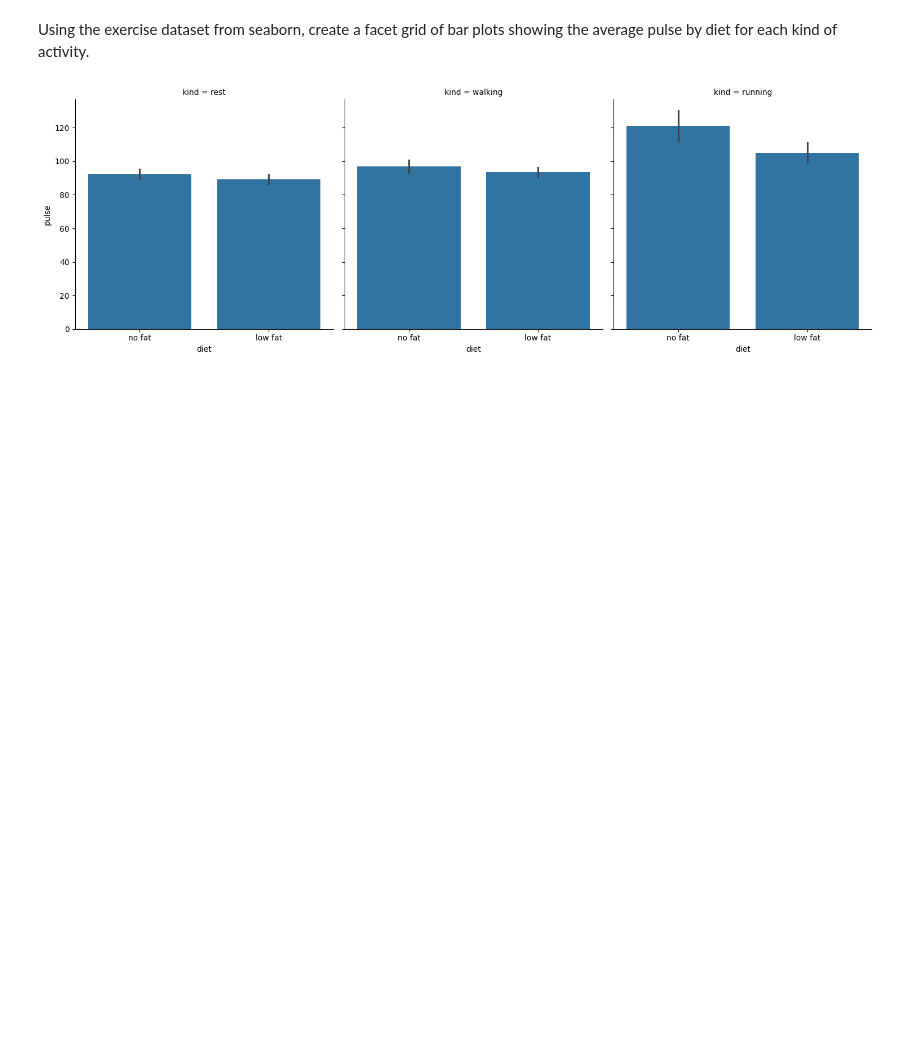
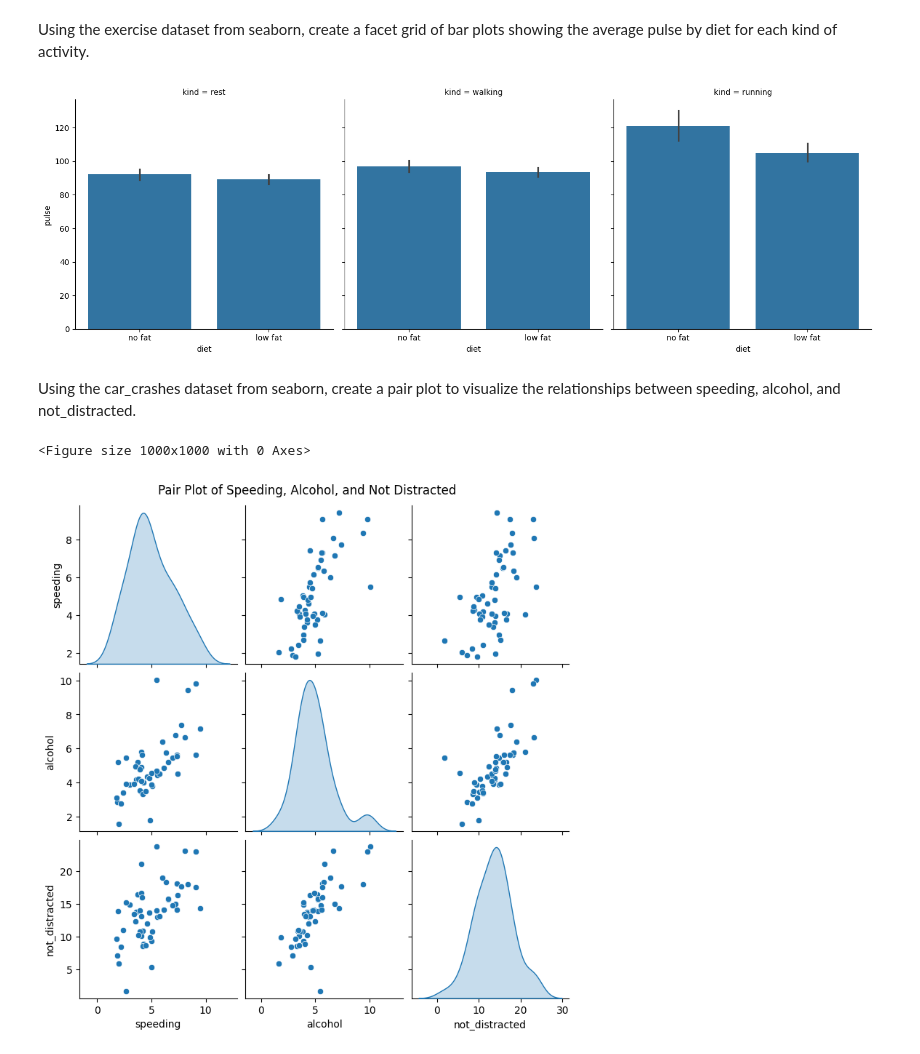
Before and after one commit to arshad-huh/Python-Data-Analysis-Challenge, a Jupyter notebook: 15_matplotlib_seaborn.ipynb, the cells around one changed output. Saved outputs shown, nothing was run; the diff lists cells and outputs as text; code cells hidden in the pictures; blank space fills up the shorter version.

```diff
--- a/15_matplotlib_seaborn.ipynb
+++ b/15_matplotlib_seaborn.ipynb
@@ -35,3 +35,15 @@ sns.catplot(kind='bar', x='diet', y='pulse', data=exercise, col='kind')
 plt.show()
 # %% [output]
 [figure]
+# %% [markdown]
+Using the car_crashes dataset from seaborn, create a pair plot to visualize the relationships between speeding, alcohol, and not_distracted.
+# %%
+car_c = sns.load_dataset('car_crashes')
+
+plt.figure(figsize=(10, 10))
+sns.pairplot(car_c, vars=['speeding', 'alcohol', 'not_distracted'], kind='scatter', diag_kind='kde')
+plt.suptitle('Pair Plot of Speeding, Alcohol, and Not Distracted', y=1.02)
+plt.show()
+# %% [output]
+<Figure size 1000x1000 with 0 Axes>
+[figure, added]
```
